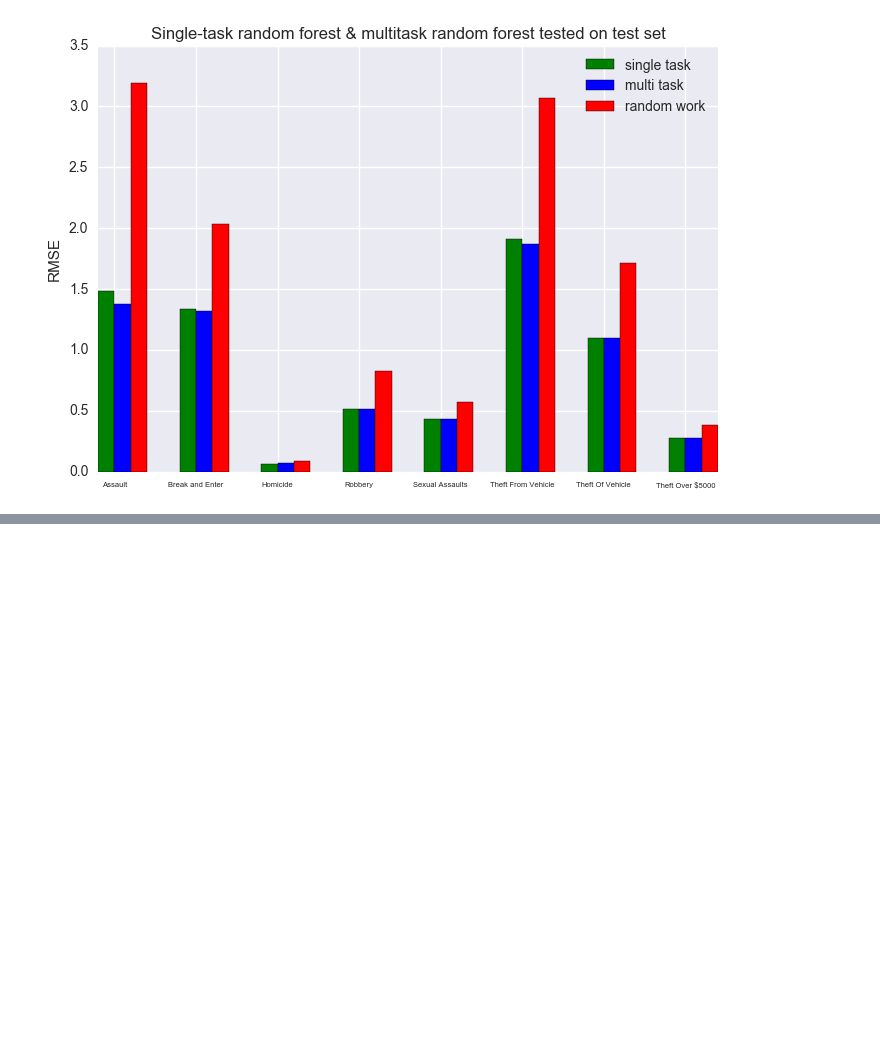
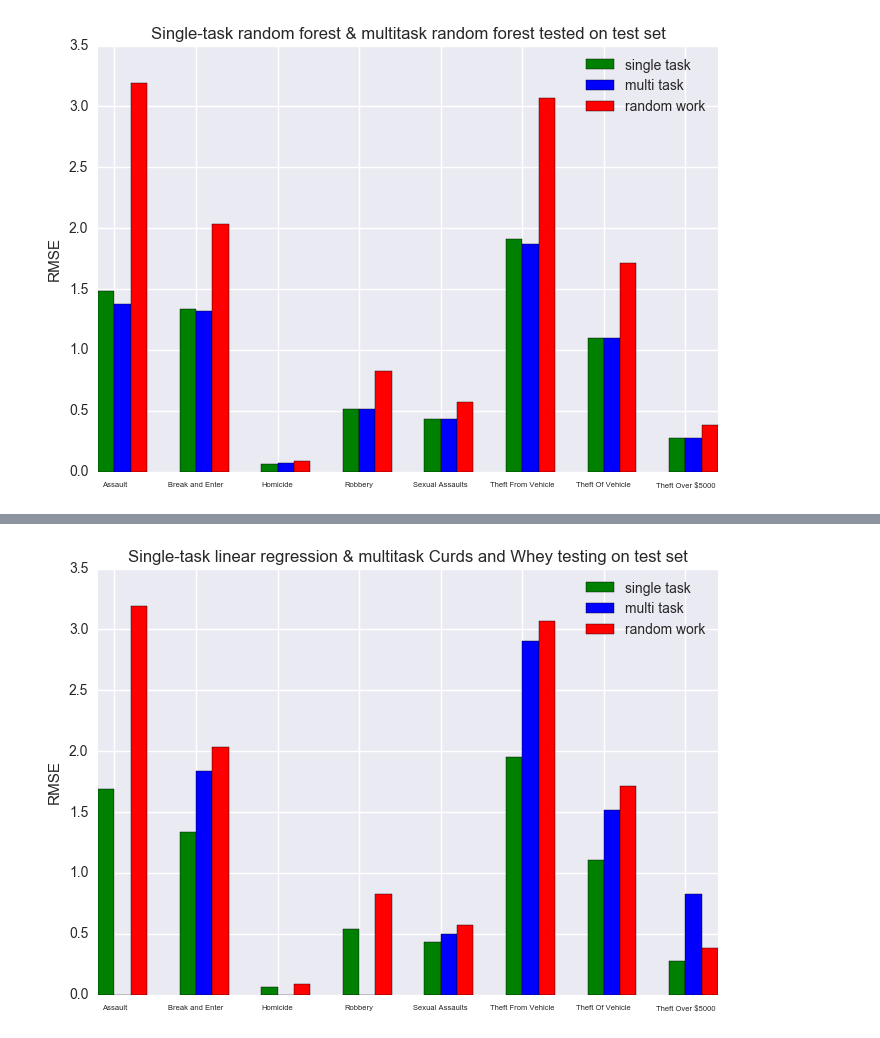
Before and after one commit to koosha/crime-analytics, a Jupyter notebook: final/bar.ipynb, the cells around one changed output, grey strips where cells are left out. Cells and saved outputs as stored; diff of their text form; code cells hidden in the pictures; blank space fills up the shorter version.

```diff
--- a/final/bar.ipynb
+++ b/final/bar.ipynb
@@ -114,0 +117,30 @@ display(p1, p2, title)
+# %%
+# Single-task linear regression & multitask Curds and Whey testing on test set
+p11 = [1.6931604960752744,
+ 1.3384826875062119,
+ 0.06607571655220576,
+ 0.54111440161810143,
+ 0.43139676138785576,
+ 1.9536388941698706,
+ 1.1055175972417137,
+ 0.27690759204934789]
+p21 = [0,
+ 1.8412069850297326,
+ 0,
+ 0,
+ 0.50066098643708534,
+ 2.9039072147423308,
+ 1.5141719735537931,
+ 0.82954015935895908]
+p31 = [3.1882604085338002,
+ 2.0352609744311794,
+ 0.092373163951657067,
+ 0.82439801807050794,
+ 0.5708841282986088,
+ 3.070481890933928,
+ 1.7102890552424961,
+ 0.38115515911390851]
+title = 'Single-task linear regression & multitask Curds and Whey testing on test set'
+display(p11, p21, title, p31)
+# %% [output]
+[figure, added]
```
Also changed, not shown: parts of 1 cell of this notebook, 5 other files.
